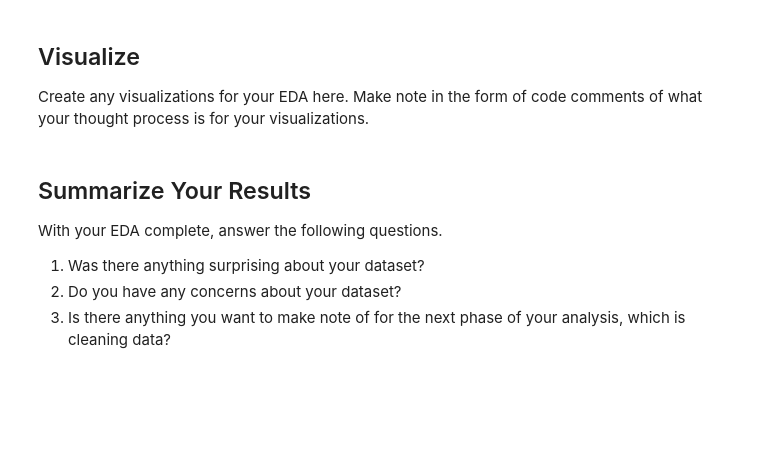
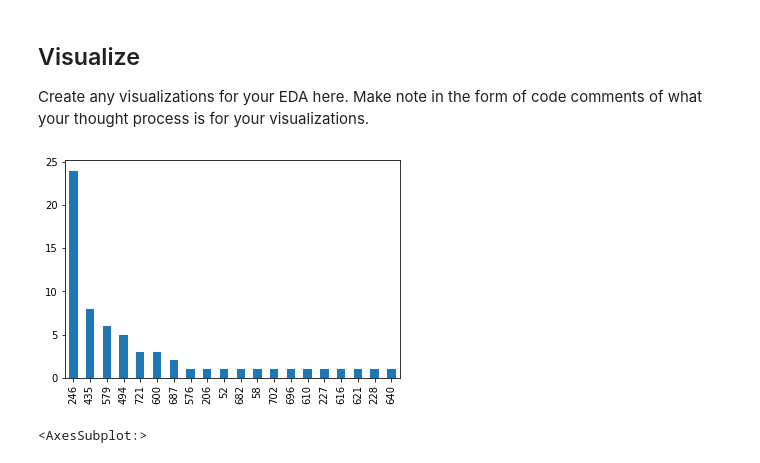
Before and after one commit to ARichards25/eda-checkpoint, a Jupyter notebook: checkpoint-two.ipynb, the cells around one changed output. Saved outputs shown, nothing was run; the diff lists cells and outputs as text; code cells hidden in the pictures; blank space fills up the shorter version.

```diff
--- a/checkpoint-two.ipynb
+++ b/checkpoint-two.ipynb
@@ -17,0 +21,16 @@ import seaborn as sns
+# %%
+our_sets = pd.read_csv("rebrickable_sets_aarich47.csv")
+colors = pd.read_csv("colors.csv")
+elements = pd.read_csv("elements.csv")
+inventories = pd.read_csv("inventories.csv")
+inv_mf = pd.read_csv("inventory_minifigs.csv")
+inv_p = pd.read_csv("inventory_parts.csv")
+inv_sets = pd.read_csv("inventory_sets.csv")
+mf = pd.read_csv("minifigs.csv")
+part_cat = pd.read_csv("part_categories.csv")
+part_rel = pd.read_csv("part_relationships.csv")
+parts = pd.read_csv("parts.csv")
+sets = pd.read_csv("sets.csv")
+themes = pd.read_csv("themes.csv")
+
+our_sets.head(5)
@@ -17,0 +56,4 @@ import seaborn as sns
+# %%
+#Joining data from Rebrickable sets to only have our listed sets' information.
+set_names = our_sets.join(sets.set_index('set_num'), on='Set Number')
+set_names
@@ -261,0 +166,4 @@ named_sets
+# %%
+#I also want to know what our largest sets are.
+set_names = set_names.sort_values('num_parts', ascending=False)
+set_names
@@ -263,11 +202,8 @@ named_sets
 ## Visualize
 
 Create any visualizations for your EDA here. Make note in the form of code comments of what your thought process is for your visualizations.
-# %% [markdown]
-## Summarize Your Results
-
-With your EDA complete, answer the following questions.
-
-1. Was there anything surprising about your dataset?
-2. Do you have any concerns about your dataset?
-3. Is there anything you want to make note of for the next phase of your analysis, which is cleaning data?
+# %%
+set_names.theme_id.value_counts().plot(kind='bar')
+# %% [output]
+[figure, added]
+<AxesSubplot:>
```
Also changed, not shown: parts of 33 cells of this notebook.
